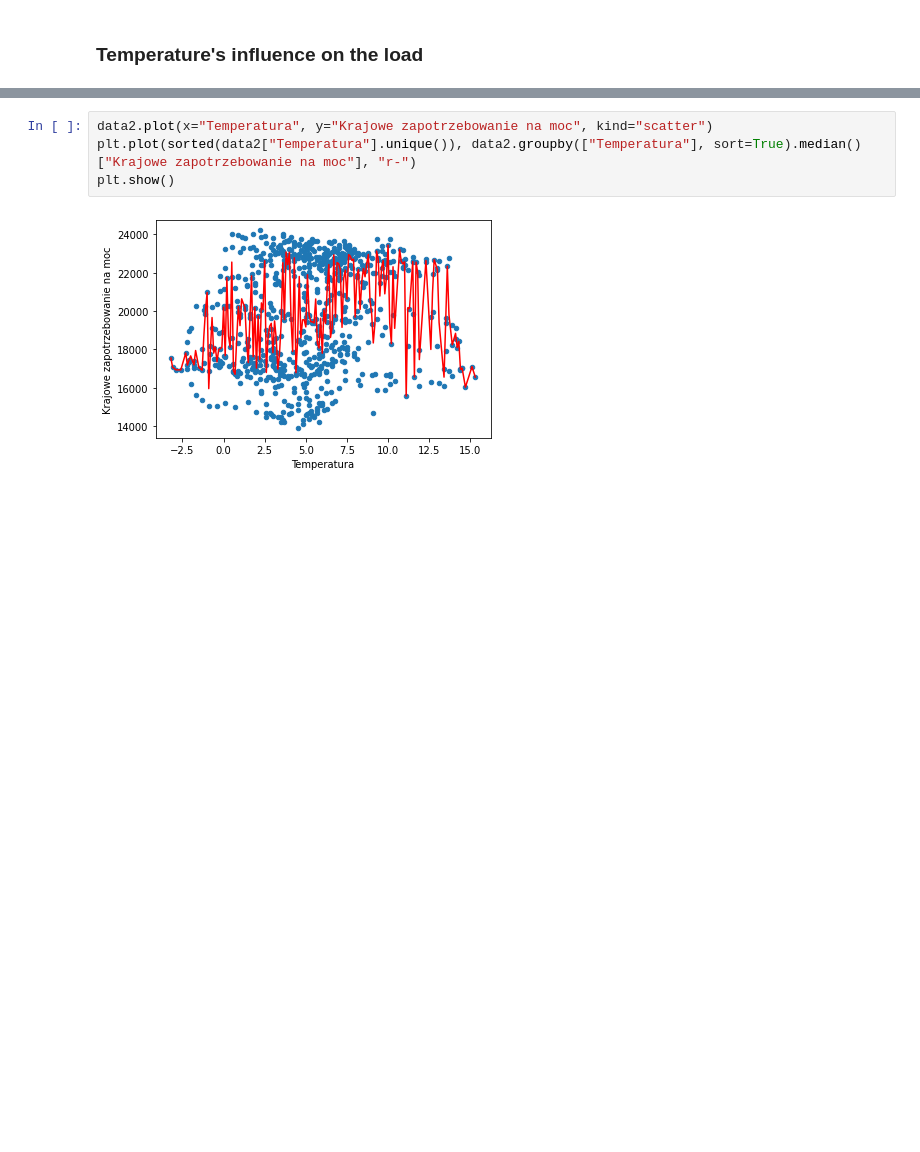
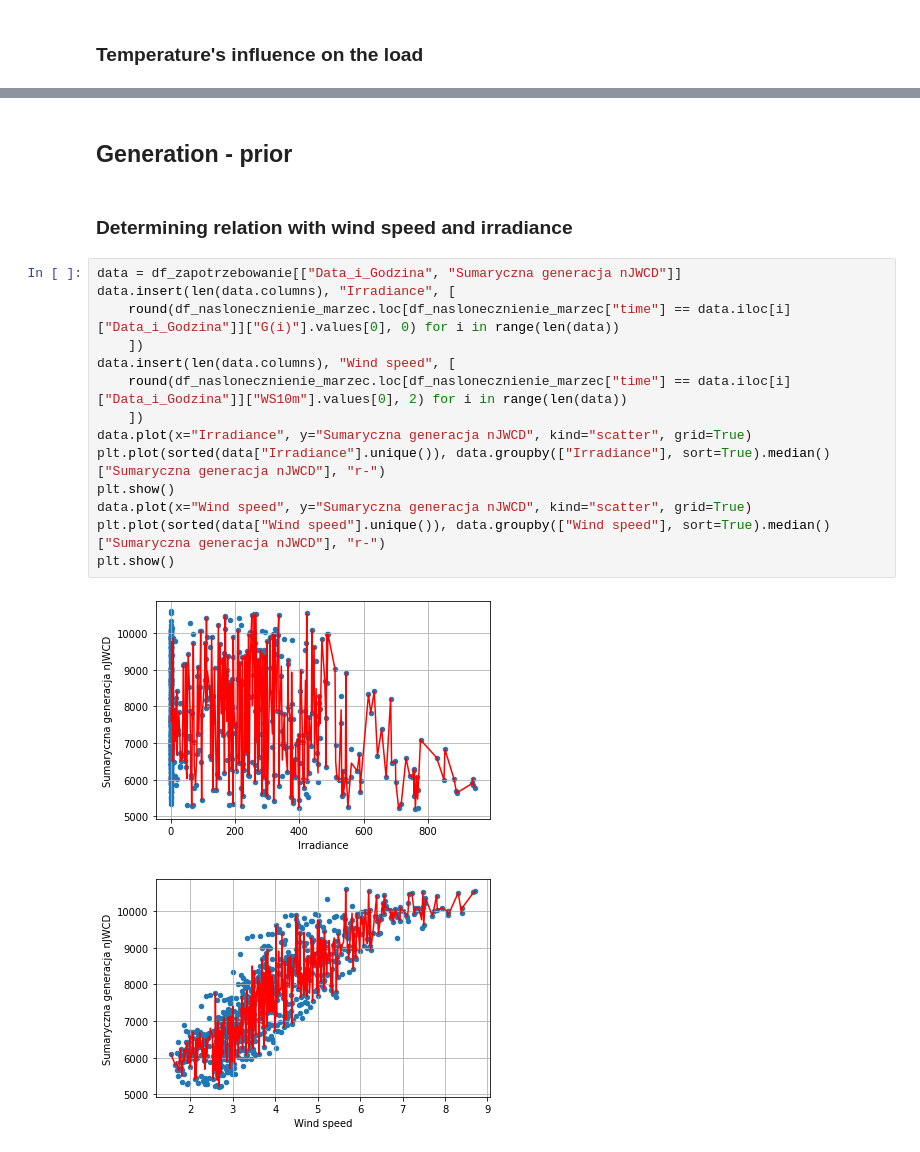
Before and after one commit to pilarskimarcin/ProjektDataAnalytics, a Jupyter notebook: model.ipynb, the cells around one changed output, grey strips where cells are left out. Saved outputs shown, nothing was run; the diff lists cells and outputs as text; blank space fills up the shorter version.

Commit message:
Prior for generation
Small changes in comments and in the notebook
Added the new prior for energy generation
Added a list of things to do

```diff
--- a/model.ipynb
+++ b/model.ipynb
@@ -202,6 +202,21 @@ data2
-# %%
-data2.plot(x="Temperatura", y="Krajowe zapotrzebowanie na moc", kind="scatter")
-plt.plot(sorted(data2["Temperatura"].unique()), data2.groupby(["Temperatura"], sort=True).median()["Krajowe zapotrzebowanie na moc"], "r-")
-plt.show()
-# %% [output]
-[figure, removed]
+# %% [markdown]
+## Generation - prior
+# %% [markdown]
+### Determining relation with wind speed and irradiance
+# %%
+data = df_zapotrzebowanie[["Data_i_Godzina", "Sumaryczna generacja nJWCD"]]
+data.insert(len(data.columns), "Irradiance", [
+    round(df_naslonecznienie_marzec.loc[df_naslonecznienie_marzec["time"] == data.iloc[i]["Data_i_Godzina"]]["G(i)"].values[0], 0) for i in range(len(data))
+    ])
+data.insert(len(data.columns), "Wind speed", [
+    round(df_naslonecznienie_marzec.loc[df_naslonecznienie_marzec["time"] == data.iloc[i]["Data_i_Godzina"]]["WS10m"].values[0], 2) for i in range(len(data))
+    ])
+data.plot(x="Irradiance", y="Sumaryczna generacja nJWCD", kind="scatter", grid=True)
+plt.plot(sorted(data["Irradiance"].unique()), data.groupby(["Irradiance"], sort=True).median()["Sumaryczna generacja nJWCD"], "r-")
+plt.show()
+data.plot(x="Wind speed", y="Sumaryczna generacja nJWCD", kind="scatter", grid=True)
+plt.plot(sorted(data["Wind speed"].unique()), data.groupby(["Wind speed"], sort=True).median()["Sumaryczna generacja nJWCD"], "r-")
+plt.show()
+# %% [output]
+[figure, added]
+[figure, added]
```
Also changed, not shown: parts of 13 cells of this notebook, 10 other files.
